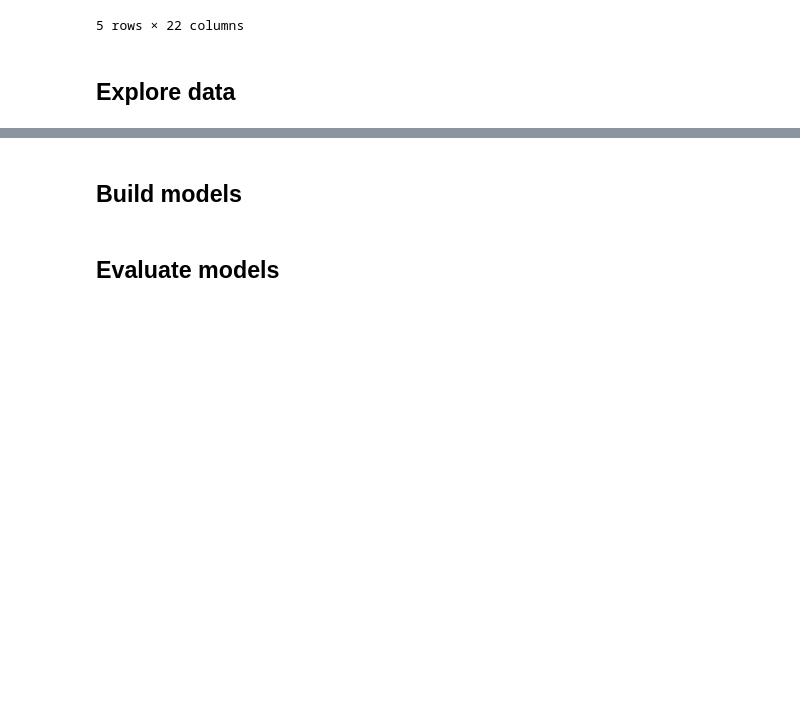
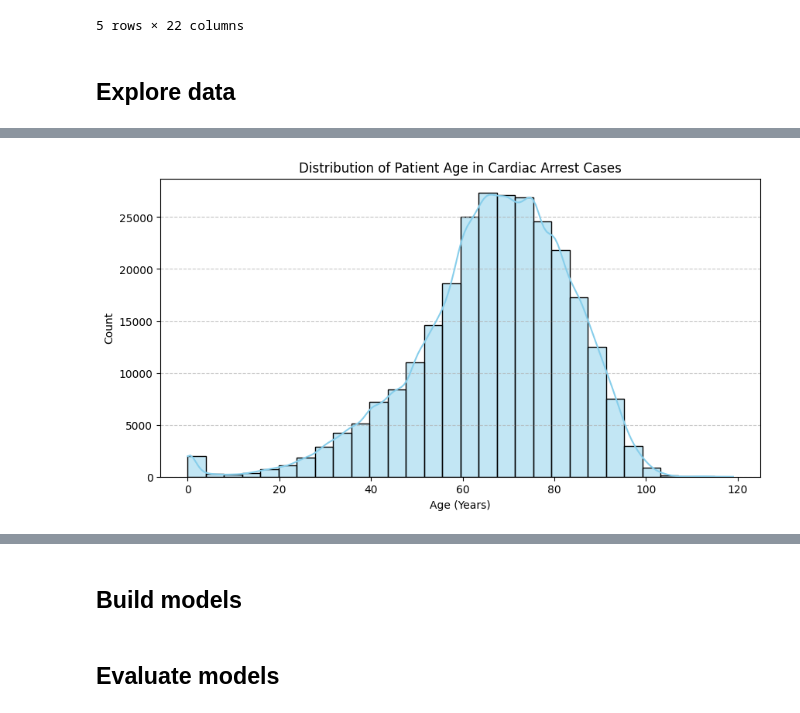
Before and after one commit to heidiwms/project_template, a Jupyter notebook: final_project_notebook.ipynb, the cells around one changed output, grey strips where cells are left out. Cells and saved outputs as stored; diff of their text form; code cells hidden in the pictures; blank space fills up the shorter version.

Commit message:
Week 1 - Nithya (Explore data)

```diff
--- a/final_project_notebook.ipynb
+++ b/final_project_notebook.ipynb
@@ -40,21 +81,24 @@ df.head()
 # %% [markdown]
 ## Prepare data
 # %%
-#cleaning
-#make sure patients only appear once
+# cleaning
+# make sure patients only appear once
 df = df.drop_duplicates("PcrKey").copy()
 
-#make age into "years" for ease of use
+# Added by Nithya: Filter out special NEMSIS code values like 7701001 (Not Applicable) or 7701003 (Not Recorded) from age before computing
+valid_age_mask = (df["ePatient_15"] < 120) & (df["ePatient_15"] >= 0)
+clean_age = df["ePatient_15"].where(valid_age_mask)
+
+# make age into "years" for ease of use
 units = {"2516001": 365.25, "2516003": 8766, "2516005": 525960, "2516007": 12, "2516009": 1}
-df["age_years"] = df["ePatient_15"] / df["ePatient_16"].map(units)
+df["age_years"] = clean_age / df["ePatient_16"].map(units)
 
-#note if EMS was there for the arrest
+# note if EMS was there for the arrest
 df["arrest_before_ems"] = (df["eArrest_01"] == "3001003").astype(int)
 
-#did the patient get a pulse back (1 = yes, 0 = no)
+# did the patient get a pulse back (1 = yes, 0 = no)
 df["rosc"] = df["eArrest_18"].map({"3018007": 1, "3018009": 1, "3018001": 0, "3018003": 0})
 
-
 df.head()
 # %% [output]
 |  | PcrKey | eArrest_01 | eArrest_02 | eArrest_07 | eArrest_11 | eArrest_16 | eArrest_18 | eDispatch_01 | ... |
@@ -70,0 +138,14 @@ df.head()
+# %%
+# Visualize patient age distribution (histogram)
+import matplotlib.pyplot as plt
+import seaborn as sns
+
+plt.figure(figsize=(10, 5))
+sns.histplot(df['age_years'].dropna(), bins=30, kde=True, color='skyblue')
+plt.title('Distribution of Patient Age in Cardiac Arrest Cases')
+plt.xlabel('Age (Years)')
+plt.ylabel('Count')
+plt.grid(axis='y', linestyle='--', alpha=0.7)
+plt.show()
+# %% [output]
+[figure, added]
```
Also changed, not shown: parts of 8 cells of this notebook.
